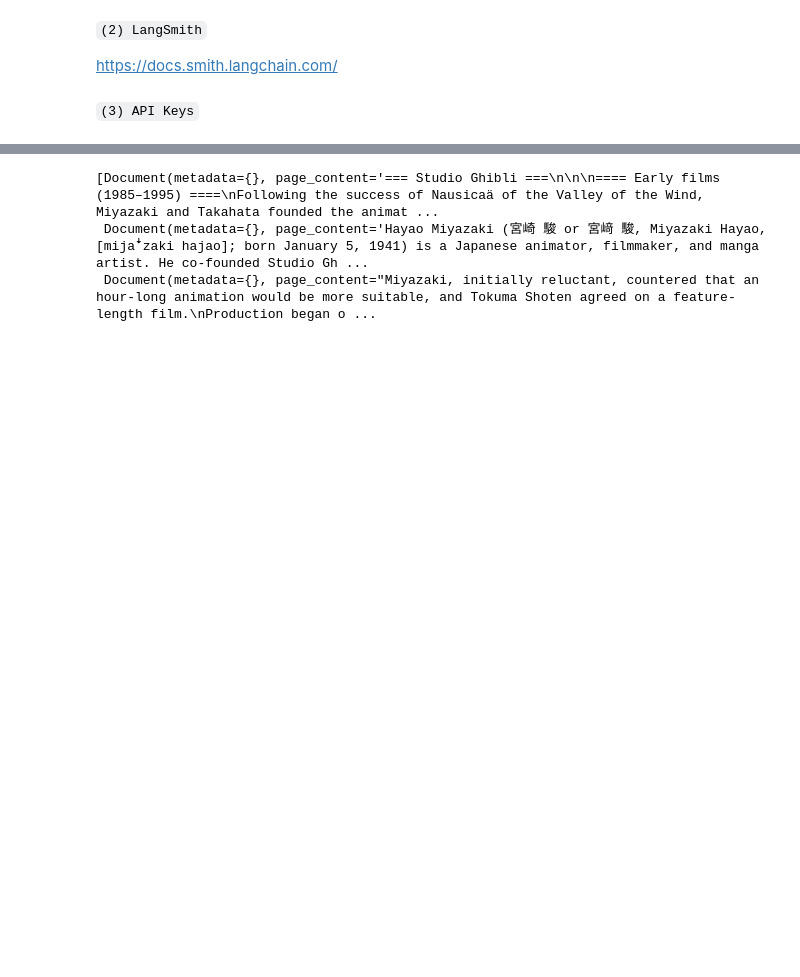
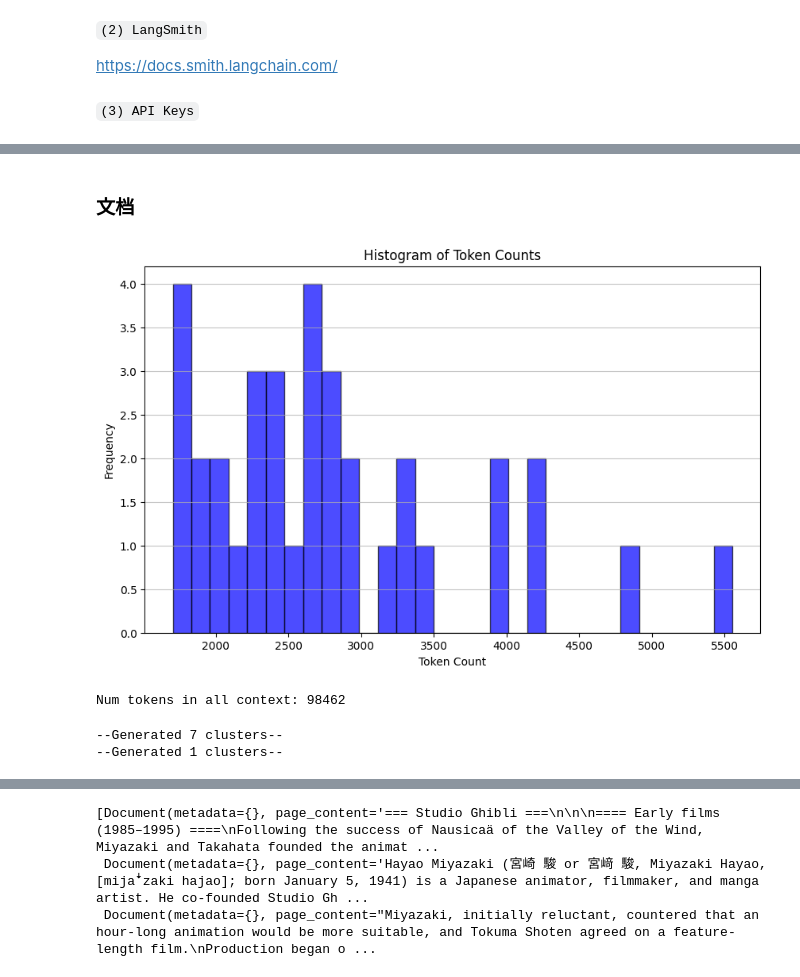
Before and after one commit to tivon-x/bRAG-langchain, a Jupyter notebook: notebooks/[4]_rag_indexing_and_advanced_retrieval.ipynb, the cells around one changed output, grey strips where cells are left out. Cells and saved outputs as stored; diff of their text form; code cells hidden in the pictures; blank space fills up the shorter version.

```diff
--- a/notebooks/[4]_rag_indexing_and_advanced_retrieval.ipynb
+++ b/notebooks/[4]_rag_indexing_and_advanced_retrieval.ipynb
@@ -176,3 +367,71 @@ https://arxiv.org/pdf/2401.18059.pdf
 Full code:
 
 https://github.com/langchain-ai/langchain/blob/master/cookbook/RAPTOR.ipynb
+# %% [markdown]
+### 文档
+# %%
+import matplotlib.pyplot as plt
+import tiktoken
+from bs4 import BeautifulSoup as Soup
+from langchain_community.document_loaders.recursive_url_loader import RecursiveUrlLoader
+
+
+def num_tokens_from_string(string: str, encoding_name: str) -> int:
+    """Returns the number of tokens in a text string."""
+    encoding = tiktoken.get_encoding(encoding_name)
+    num_tokens = len(encoding.encode(string))
+    return num_tokens
+
+
+# concepts
+url = "https://python.langchain.com/docs/concepts/"
+loader = RecursiveUrlLoader(
+    url=url, max_depth=20, extractor=lambda x: Soup(x, "html.parser").text
+)
+docs = loader.load()
+
+# retrievers教程
+url = "https://python.langchain.com/docs/tutorials/retrievers/"
+loader = RecursiveUrlLoader(
+    url=url, max_depth=1, extractor=lambda x: Soup(x, "html.parser").text
+)
+docs_pydantic = loader.load()
+
+# Self Query文档
+url = "https://python.langchain.com/docs/integrations/retrievers/self_query/chroma_self_query/"
+loader = RecursiveUrlLoader(
+    url=url, max_depth=1, extractor=lambda x: Soup(x, "html.parser").text
+)
+docs_sq = loader.load()
+
+# 文档文本
+docs.extend([*docs_pydantic, *docs_sq])
+docs_texts = [d.page_content for d in docs]
+
+# 计算每个文档的token数量
+counts = [num_tokens_from_string(d, "cl100k_base") for d in docs_texts]
+
+# token直方图
+plt.figure(figsize=(10, 6))
+plt.hist(counts, bins=30, color="blue", edgecolor="black", alpha=0.7)
+plt.title("Histogram of Token Counts")
+plt.xlabel("Token Count")
+plt.ylabel("Frequency")
+plt.grid(axis="y", alpha=0.75)
+
+plt.show()
+# %% [output]
+[figure, added]
+# %%
+# Doc texts concat
+d_sorted = sorted(docs, key=lambda x: x.metadata["source"])
+d_reversed = list(reversed(d_sorted))
+concatenated_content = "\n\n\n --- \n\n\n".join(
+    [doc.page_content for doc in d_reversed]
+)
+print(
+    "Num tokens in all context: %s"
+    % num_tokens_from_string(concatenated_content, "cl100k_base")
+)
+# %% [output]
+Num tokens in all context: 98462
@@ -178,0 +795,7 @@ https://github.com/langchain-ai/langchain/blob/master/cookbook/RAPTOR.ipynb
+# %%
+# Build tree
+leaf_texts = docs_texts
+results = recursive_embed_cluster_summarize(leaf_texts, level=1, n_levels=3)
+# %% [output]
+--Generated 7 clusters--
+--Generated 1 clusters--
```
Also changed, not shown: parts of 65 cells of this notebook.
